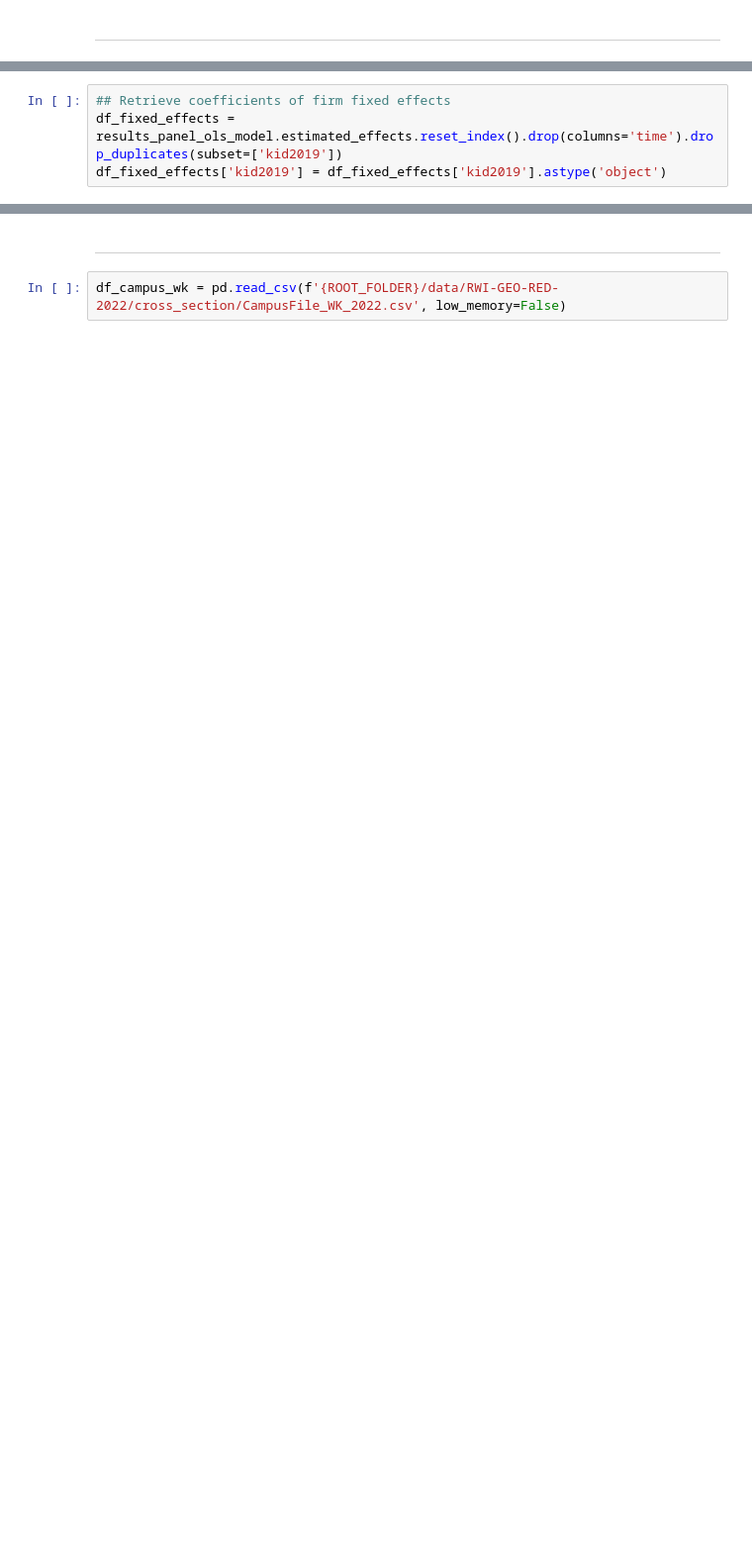
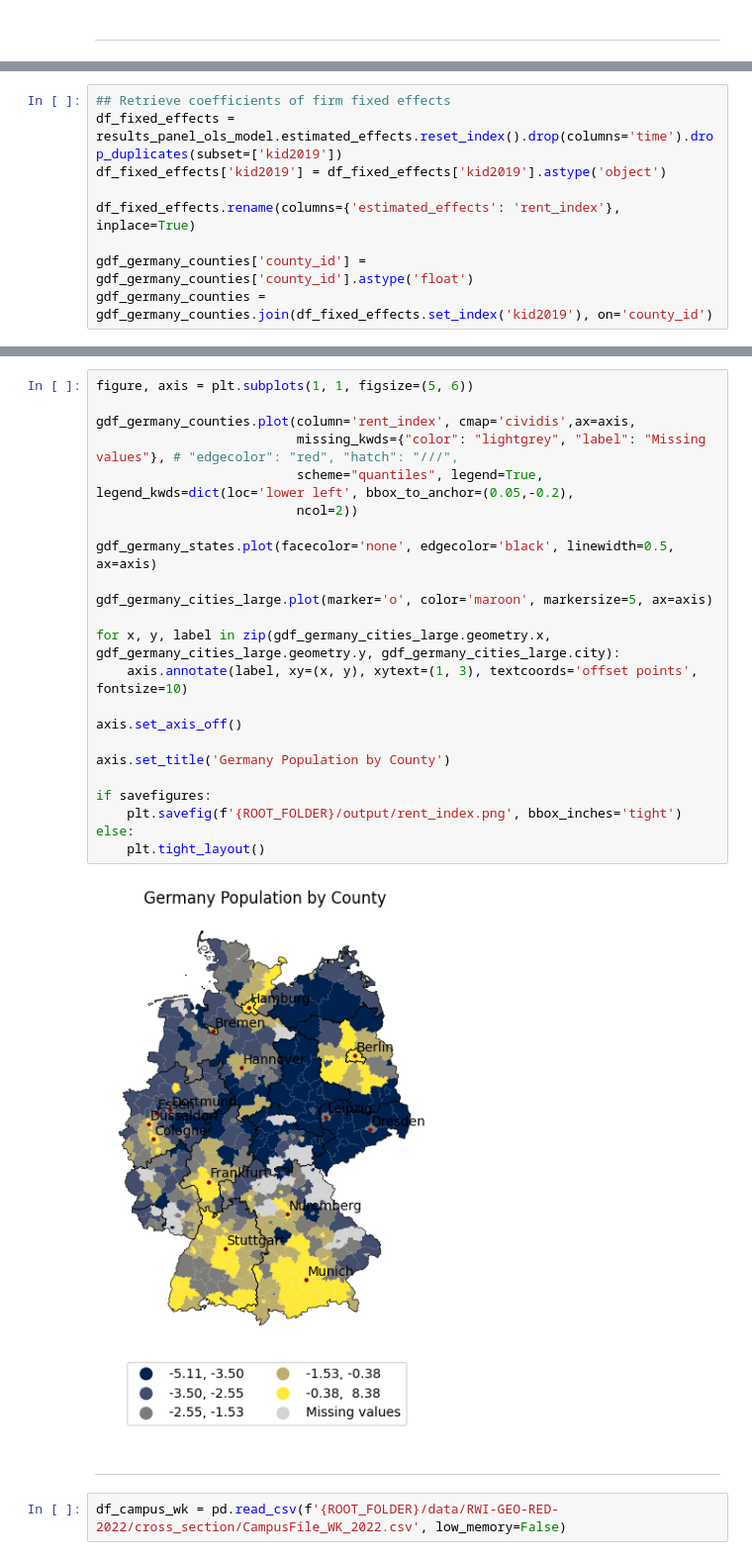
Before and after one commit to dbursy/qse_collaboration, a Jupyter notebook: notebooks/QSE_Tutorial_1_Group_2.ipynb, the cells around one changed output, grey strips where cells are left out. Shown at 99% size. Drawn from its saved outputs; the diff is of its cells as text; blank space fills up the shorter version.

```diff
--- a/notebooks/QSE_Tutorial_1_Group_2.ipynb
+++ b/notebooks/QSE_Tutorial_1_Group_2.ipynb
@@ -311,3 +318,8 @@ Included effects: Entity
 ## Retrieve coefficients of firm fixed effects
 df_fixed_effects = results_panel_ols_model.estimated_effects.reset_index().drop(columns='time').drop_duplicates(subset=['kid2019'])
 df_fixed_effects['kid2019'] = df_fixed_effects['kid2019'].astype('object')
+
+df_fixed_effects.rename(columns={'estimated_effects': 'rent_index'}, inplace=True)
+
+gdf_germany_counties['county_id'] = gdf_germany_counties['county_id'].astype('float')
+gdf_germany_counties = gdf_germany_counties.join(df_fixed_effects.set_index('kid2019'), on='county_id')
@@ -332,3 +326,28 @@ plt.axis('off');
+# %%
+figure, axis = plt.subplots(1, 1, figsize=(5, 6))
+
+gdf_germany_counties.plot(column='rent_index', cmap='cividis',ax=axis,
+                          missing_kwds={"color": "lightgrey", "label": "Missing values"}, # "edgecolor": "red", "hatch": "///",
+                          scheme="quantiles", legend=True, legend_kwds=dict(loc='lower left', bbox_to_anchor=(0.05,-0.2),
+                          ncol=2))
+
+gdf_germany_states.plot(facecolor='none', edgecolor='black', linewidth=0.5, ax=axis)
+
+gdf_germany_cities_large.plot(marker='o', color='maroon', markersize=5, ax=axis)
+
+for x, y, label in zip(gdf_germany_cities_large.geometry.x, gdf_germany_cities_large.geometry.y, gdf_germany_cities_large.city):
+    axis.annotate(label, xy=(x, y), xytext=(1, 3), textcoords='offset points', fontsize=10)
+
+axis.set_axis_off()
+
+axis.set_title('Germany Population by County')
+
+if savefigures:
+    plt.savefig(f'{ROOT_FOLDER}/output/rent_index.png', bbox_inches='tight')
+else:
+    plt.tight_layout()
+# %% [output]
+[figure, added]
 # %% [markdown]
 ---
 # %%
```
Also changed, not shown: parts of 76 cells of this notebook, 1 other file.
